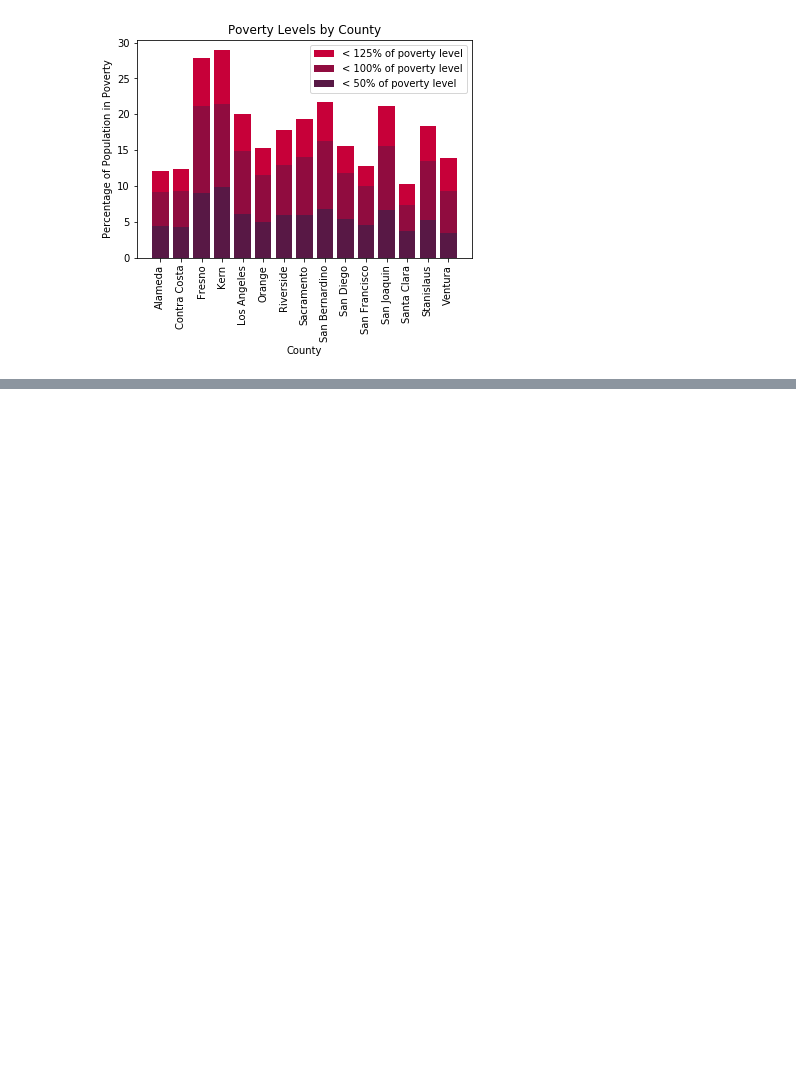
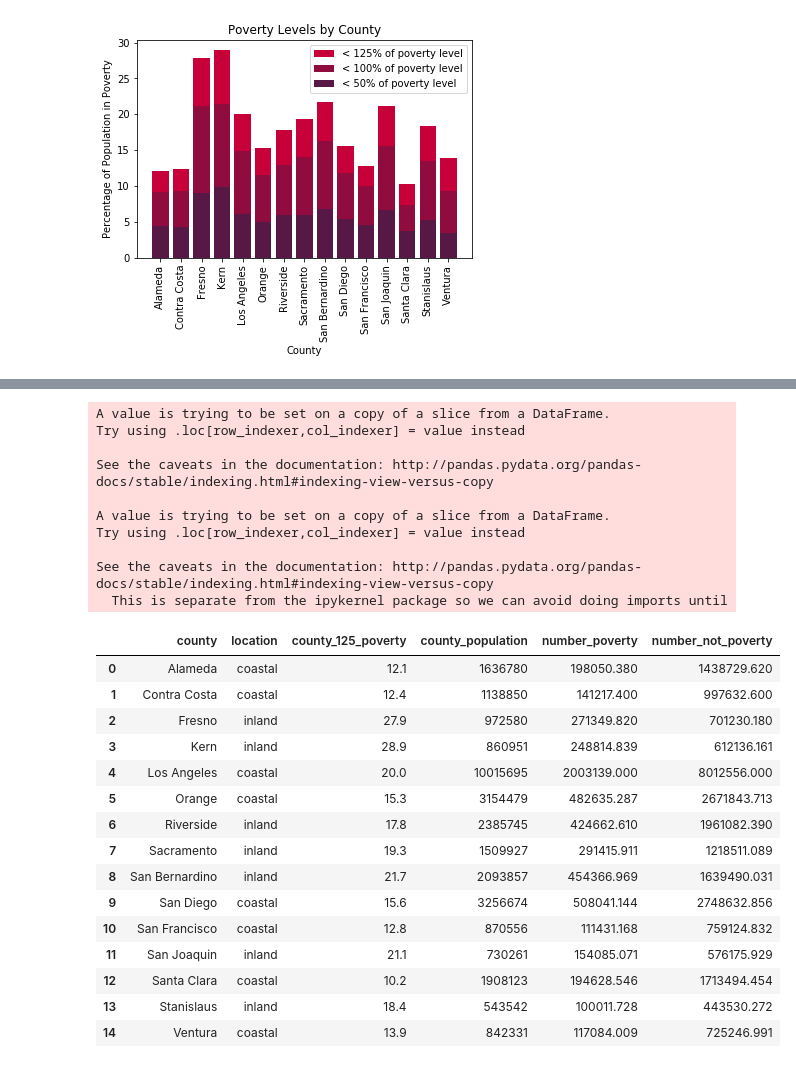
Before and after one commit to NWhite-7/Practice, a Jupyter notebook: ACS_CA_2017_analysis.ipynb, the cells around one changed output, grey strips where cells are left out. Cells and saved outputs as stored; diff of their text form; code cells hidden in the pictures; blank space fills up the shorter version.

Commit message:
Add chi-square test for location

```diff
--- a/ACS_CA_2017_analysis.ipynb
+++ b/ACS_CA_2017_analysis.ipynb
@@ -211,0 +219,2 @@ We can see that Kern and Fresno counties have the highest rates of poverty, whil
+# %%
+data_county['location'] = ['coastal', 'coastal', 'inland', 'inland', 'coastal', 'coastal', 'inland', 'inland', 'inland', 'coastal', 'coastal', 'inland', 'coastal', 'inland', 'coastal']
@@ -211,0 +262,32 @@ We can see that Kern and Fresno counties have the highest rates of poverty, whil
+# %%
+poverty_by_location = data_county[['county', 'location', 'county_125_poverty', 'county_population']]
+poverty_by_location['number_poverty'] = poverty_by_location.county_population * poverty_by_location.county_125_poverty / 100
+poverty_by_location['number_not_poverty'] = poverty_by_location.county_population - poverty_by_location.number_poverty
+poverty_by_location
+# %% [output]
+A value is trying to be set on a copy of a slice from a DataFrame.
+Try using .loc[row_indexer,col_indexer] = value instead
+
+See the caveats in the documentation: http://pandas.pydata.org/pandas-docs/stable/indexing.html#indexing-view-versus-copy
+
+A value is trying to be set on a copy of a slice from a DataFrame.
+Try using .loc[row_indexer,col_indexer] = value instead
+
+See the caveats in the documentation: http://pandas.pydata.org/pandas-docs/stable/indexing.html#indexing-view-versus-copy
+  This is separate from the ipykernel package so we can avoid doing imports until
+|  | county | location | county_125_poverty | county_population | number_poverty | number_not_poverty |
+| 0 | Alameda | coastal | 12.1 | 1636780 | 198050.380 | 1438729.620 |
+| 1 | Contra Costa | coastal | 12.4 | 1138850 | 141217.400 | 997632.600 |
+| 2 | Fresno | inland | 27.9 | 972580 | 271349.820 | 701230.180 |
+| 3 | Kern | inland | 28.9 | 860951 | 248814.839 | 612136.161 |
+| 4 | Los Angeles | coastal | 20.0 | 10015695 | 2003139.000 | 8012556.000 |
+| 5 | Orange | coastal | 15.3 | 3154479 | 482635.287 | 2671843.713 |
+| 6 | Riverside | inland | 17.8 | 2385745 | 424662.610 | 1961082.390 |
+| 7 | Sacramento | inland | 19.3 | 1509927 | 291415.911 | 1218511.089 |
+| 8 | San Bernardino | inland | 21.7 | 2093857 | 454366.969 | 1639490.031 |
+| 9 | San Diego | coastal | 15.6 | 3256674 | 508041.144 | 2748632.856 |
+| 10 | San Francisco | coastal | 12.8 | 870556 | 111431.168 | 759124.832 |
+| 11 | San Joaquin | inland | 21.1 | 730261 | 154085.071 | 576175.929 |
+| 12 | Santa Clara | coastal | 10.2 | 1908123 | 194628.546 | 1713494.454 |
+| 13 | Stanislaus | inland | 18.4 | 543542 | 100011.728 | 443530.272 |
+| 14 | Ventura | coastal | 13.9 | 842331 | 117084.009 | 725246.991 |
```
Also changed, not shown: parts of 13 cells of this notebook.
